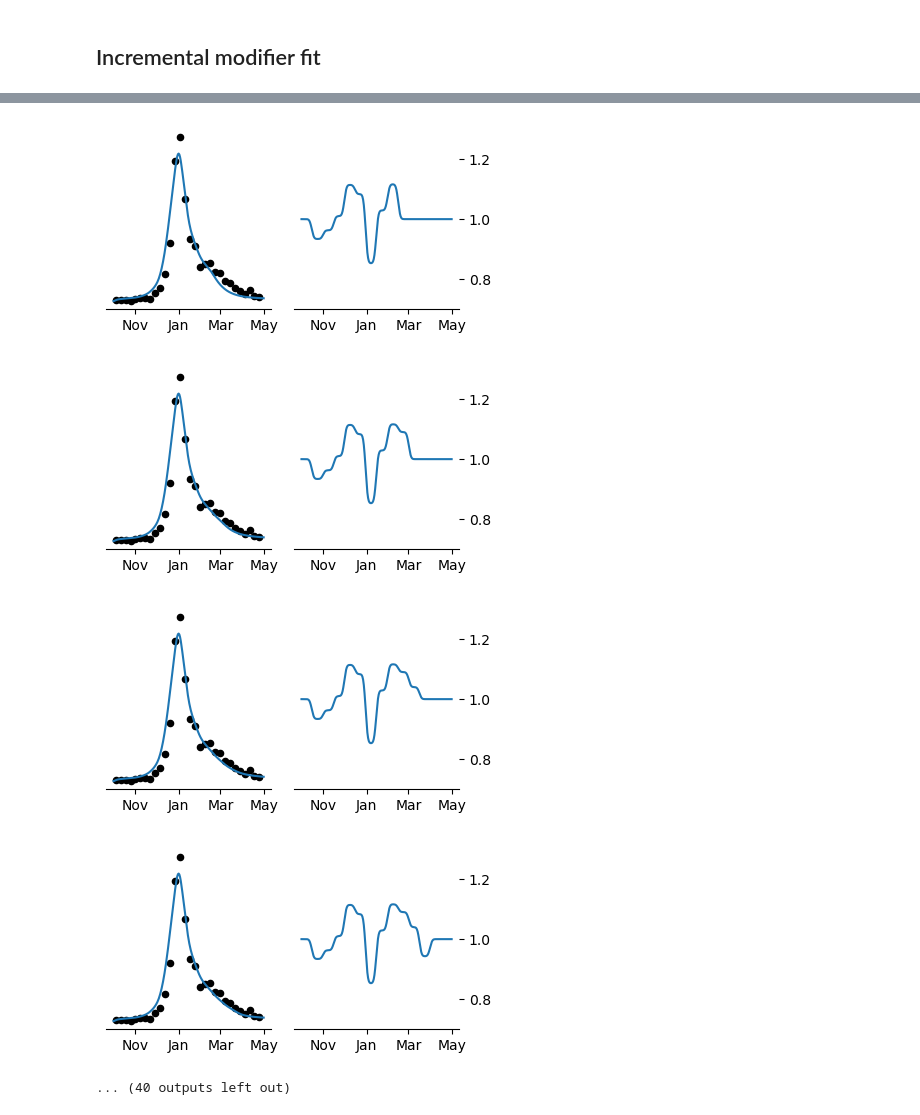
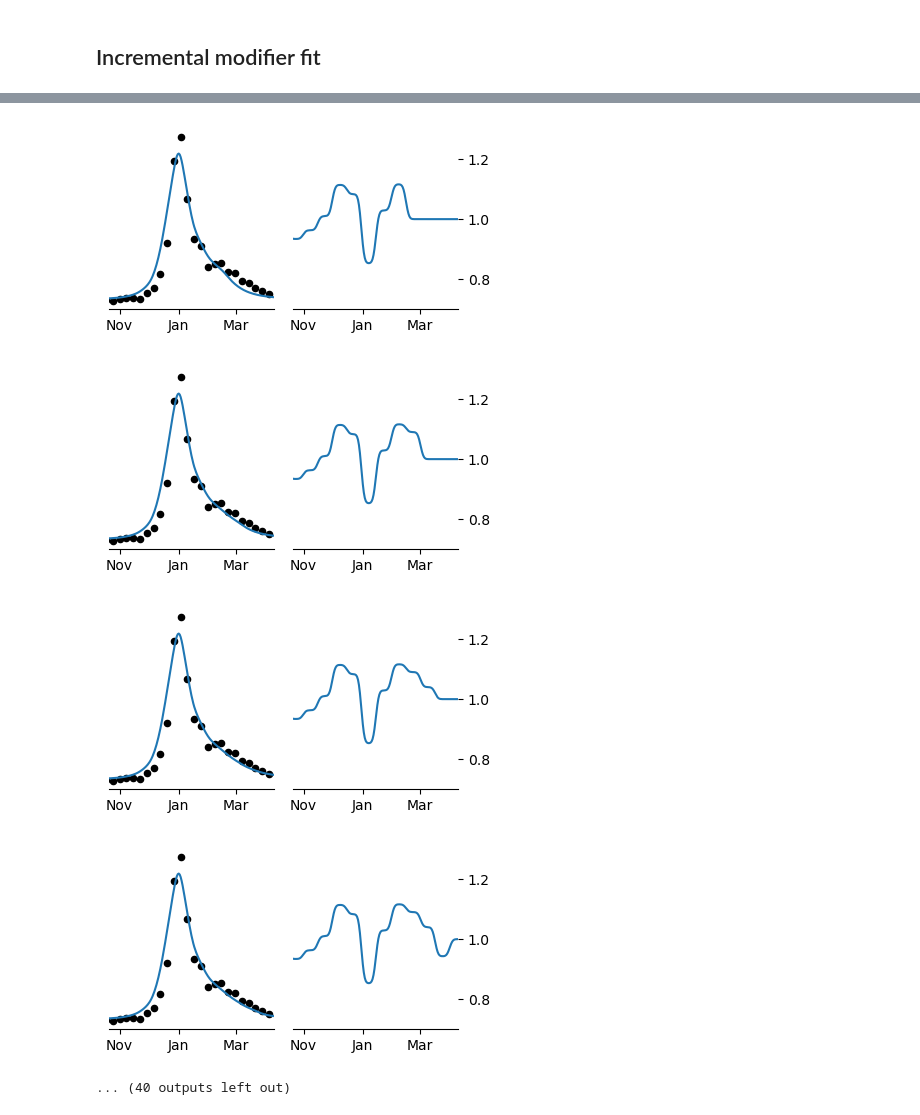
Before and after one commit to twallema/influenza-USA, a Jupyter notebook: scripts/NC_forecasts/manuscript/visualise-training-schematic/visualisations.ipynb, the cells around one changed output, grey strips where cells are left out. Saved outputs shown, nothing was run; the diff lists cells and outputs as text; code cells hidden in the pictures.

```diff
--- a/scripts/NC_forecasts/manuscript/visualise-training-schematic/visualisations.ipynb
+++ b/scripts/NC_forecasts/manuscript/visualise-training-schematic/visualisations.ipynb
@@ -108,7 +108,9 @@ for season in seasons:
     ## settings
     season_start = int(season[0:4])
     start_simulation = datetime(season_start, 10, 1)
-    end_simulation = datetime(season_start+1, 5, 1)
+    end_simulation = datetime(season_start+1, 4, 9)
+    start_visualisation = datetime(season_start, 10, 21)
+    end_visualisation = datetime(season_start+1, 4, 9)
     state = 'North Carolina'
     sr = 'states'
     ar = 'full'
@@ -176,6 +178,8 @@ for season in seasons:
         ax[0].xaxis.set_major_formatter(mdates.DateFormatter('%b'))
         # no ticks
         ax[0].set_yticks([])
+        ax[0].set_xlim([start_visualisation, end_visualisation])
+
         ## formatting right axis
         # no spines
         ax[1].spines['top'].set_visible(False)
@@ -188,6 +192,7 @@ for season in seasons:
         ax[1].yaxis.tick_right()
         ax[1].set_yticks([0.8, 1, 1.2])
         ax[1].set_ylim([0.7, 1.3])
+        ax[1].set_xlim([start_visualisation, end_visualisation])
         plt.tight_layout()
         # save figure
         if not os.path.exists(f'{season}/'):
@@ -207,5 +212,5 @@ for season in seasons:
-[figure, old version]
+[figure, new version]
-[figure, old version]
+[figure, new version]
-[figure, old version]
+[figure, new version]
-[figure, old version]
+[figure, new version]
 ... (40 outputs left out)
```
Also changed, not shown: parts of 1 cell of this notebook, 6 other files.
